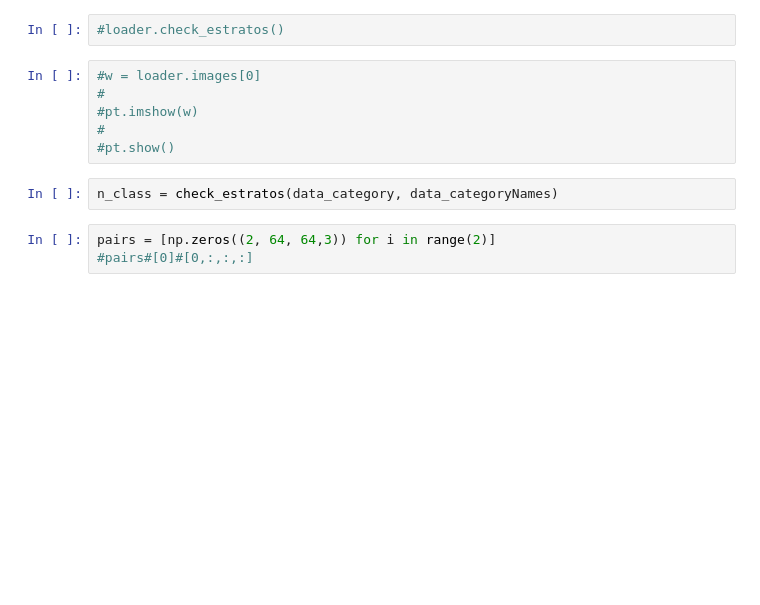
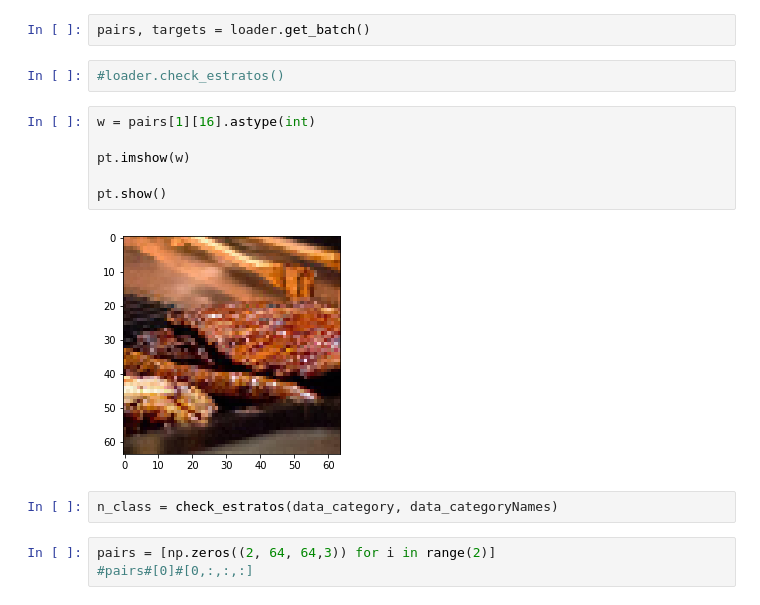
Before and after one commit to fePremazzi/siamese-network, a Jupyter notebook: siamese_object.ipynb, the cells around one changed output. Drawn from its saved outputs; the diff is of its cells as text; blank space fills up the shorter version.

Commit message:
get batch

```diff
--- a/siamese_object.ipynb
+++ b/siamese_object.ipynb
@@ -161,14 +191,18 @@ class Siamese_Loader:
 train_datapath='dataset/foods/food41/food_c101_n10099_r64x64x3.h5'
 loader = Siamese_Loader(train_path=train_datapath,
                         i_images=8999)
+# %%
+pairs, targets = loader.get_batch()
 # %%
 #loader.check_estratos()
 # %%
-#w = loader.images[0]
-#
-#pt.imshow(w)
-#
-#pt.show()
+w = pairs[1][16].astype(int)
+
+pt.imshow(w)
+
+pt.show()
+# %% [output]
+[figure, added]
 # %%
 n_class = check_estratos(data_category, data_categoryNames)
 # %%
```
Also changed, not shown: parts of 1 cell of this notebook.
